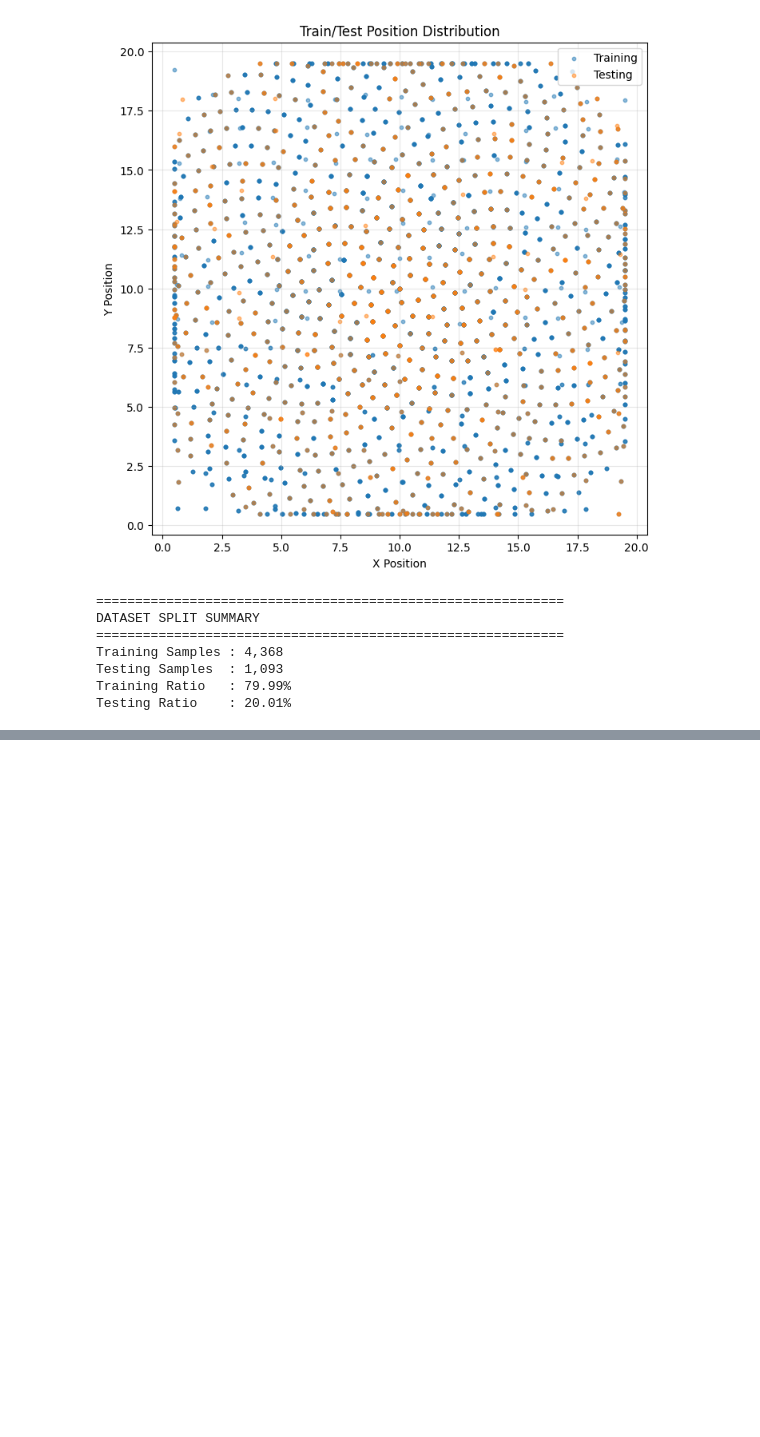
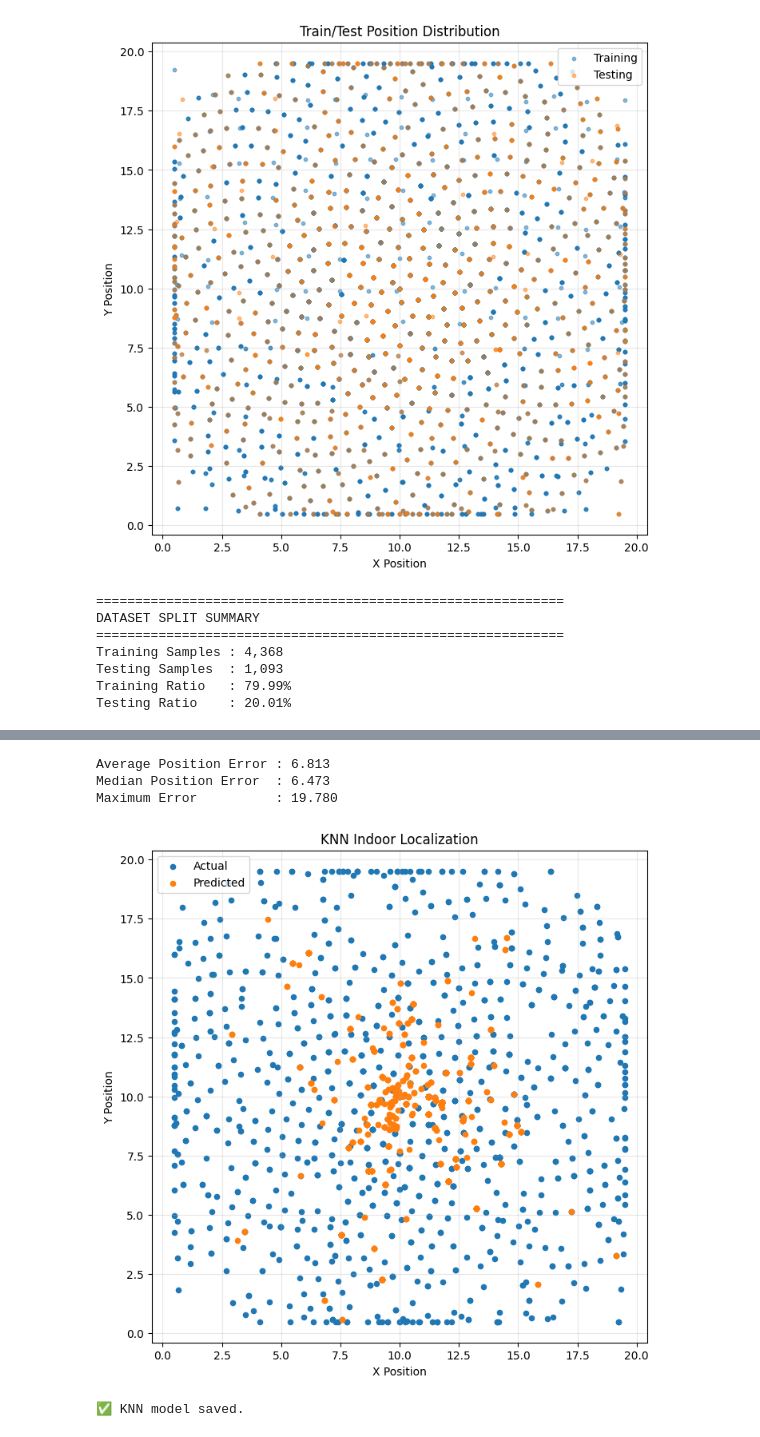
Before and after one commit to moazabeer/wifi-indoor-localization-ml, a Jupyter notebook: notebooks/WiFi_Indoor_Localization.ipynb, the cells around one changed output, grey strips where cells are left out. Cells and saved outputs as stored; diff of their text form; code cells hidden in the pictures; blank space fills up the shorter version.

Commit message:
Train KNN baseline model for indoor localization

```diff
--- a/notebooks/WiFi_Indoor_Localization.ipynb
+++ b/notebooks/WiFi_Indoor_Localization.ipynb
@@ -832,0 +873,8 @@ Testing Ratio    : 20.01%
+# %%
+# ==========================================================
+# Predict Coordinates
+# ==========================================================
+
+predictions = knn_model.predict(X_test)
+
+print("Prediction Shape:", predictions.shape)
@@ -832,0 +907,62 @@ Testing Ratio    : 20.01%
+# %%
+# ==========================================================
+# Position Error
+# ==========================================================
+
+errors = np.sqrt(
+    (predictions[:,0]-y_test["x_pos"])**2 +
+    (predictions[:,1]-y_test["y_pos"])**2
+)
+
+print(f"Average Position Error : {errors.mean():.3f}")
+
+print(f"Median Position Error  : {np.median(errors):.3f}")
+
+print(f"Maximum Error          : {errors.max():.3f}")
+# %% [output]
+Average Position Error : 6.813
+Median Position Error  : 6.473
+Maximum Error          : 19.780
+# %%
+plt.figure(figsize=(8,8))
+
+plt.scatter(
+    y_test["x_pos"],
+    y_test["y_pos"],
+    s=20,
+    label="Actual"
+)
+
+plt.scatter(
+    predictions[:,0],
+    predictions[:,1],
+    s=20,
+    label="Predicted"
+)
+
+plt.title("KNN Indoor Localization")
+
+plt.xlabel("X Position")
+
+plt.ylabel("Y Position")
+
+plt.legend()
+
+plt.grid(alpha=0.3)
+
+plt.axis("equal")
+
+plt.show()
+# %% [output]
+[figure, added]
+# %%
+import joblib
+
+joblib.dump(
+    knn_model,
+    "models/knn_model.pkl"
+)
+
+print("✅ KNN model saved.")
+# %% [output]
+✅ KNN model saved.
```
Also changed, not shown: parts of 9 cells of this notebook.
